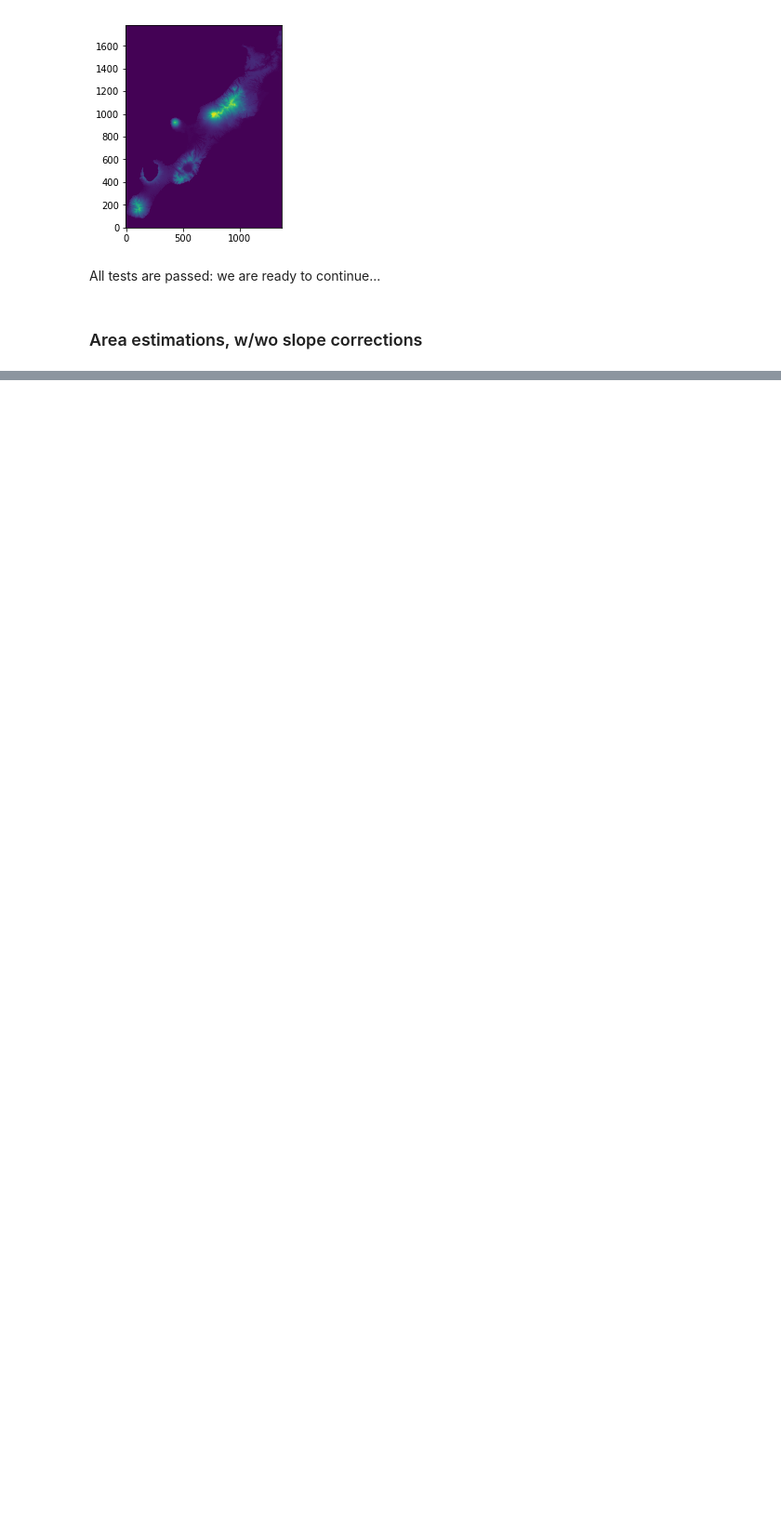
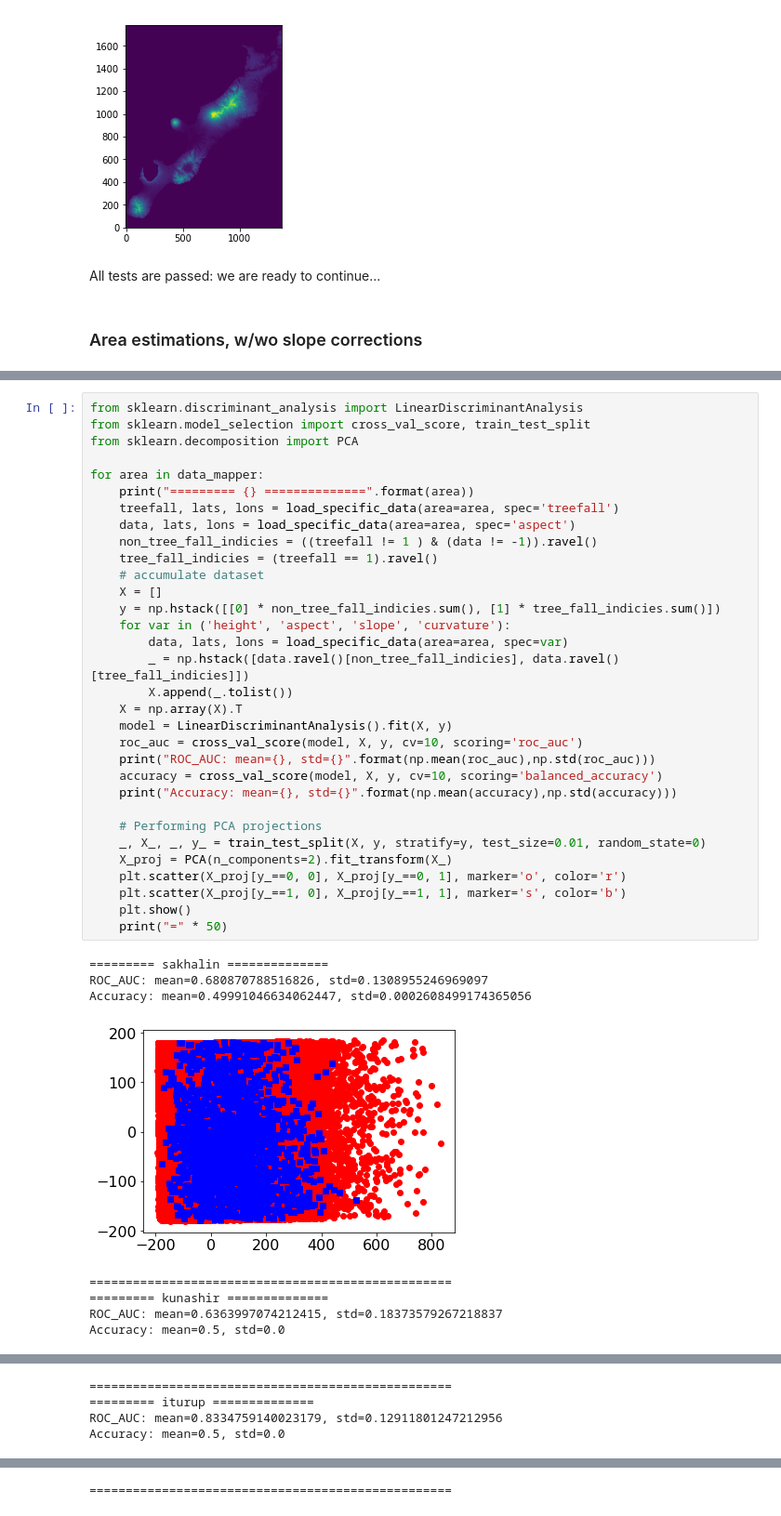
Before and after one commit to scidam/treefall_desc, a Jupyter notebook: main.ipynb, the cells around one changed output, grey strips where cells are left out. Shown at 93% size. Cells and saved outputs as stored; diff of their text form; blank space fills up the shorter version.

```diff
--- a/main.ipynb
+++ b/main.ipynb
@@ -178,0 +229,41 @@ Total area w/o slope correction, sq. km:  9.4975
+# %%
+from sklearn.discriminant_analysis import LinearDiscriminantAnalysis
+from sklearn.model_selection import cross_val_score, train_test_split
+from sklearn.decomposition import PCA
+
+for area in data_mapper:
+    print("========= {} ==============".format(area))
+    treefall, lats, lons = load_specific_data(area=area, spec='treefall')
+    data, lats, lons = load_specific_data(area=area, spec='aspect')
+    non_tree_fall_indicies = ((treefall != 1 ) & (data != -1)).ravel()
+    tree_fall_indicies = (treefall == 1).ravel()
+    # accumulate dataset
+    X = []
+    y = np.hstack([[0] * non_tree_fall_indicies.sum(), [1] * tree_fall_indicies.sum()])
+    for var in ('height', 'aspect', 'slope', 'curvature'):
+        data, lats, lons = load_specific_data(area=area, spec=var)
+        _ = np.hstack([data.ravel()[non_tree_fall_indicies], data.ravel()[tree_fall_indicies]])
+        X.append(_.tolist())
+    X = np.array(X).T
+    model = LinearDiscriminantAnalysis().fit(X, y)
+    roc_auc = cross_val_score(model, X, y, cv=10, scoring='roc_auc')
+    print("ROC_AUC: mean={}, std={}".format(np.mean(roc_auc),np.std(roc_auc)))
+    accuracy = cross_val_score(model, X, y, cv=10, scoring='balanced_accuracy')
+    print("Accuracy: mean={}, std={}".format(np.mean(accuracy),np.std(accuracy)))
+
+    # Performing PCA projections
+    _, X_, _, y_ = train_test_split(X, y, stratify=y, test_size=0.01, random_state=0)
+    X_proj = PCA(n_components=2).fit_transform(X_)
+    plt.scatter(X_proj[y_==0, 0], X_proj[y_==0, 1], marker='o', color='r')
+    plt.scatter(X_proj[y_==1, 0], X_proj[y_==1, 1], marker='s', color='b')
+    plt.show()
+    print("=" * 50)
+# %% [output]
+========= sakhalin ==============
+ROC_AUC: mean=0.680870788516826, std=0.1308955246969097
+Accuracy: mean=0.49991046634062447, std=0.0002608499174365056
+[figure, added]
+==================================================
+========= kunashir ==============
+ROC_AUC: mean=0.6363997074212415, std=0.18373579267218837
+Accuracy: mean=0.5, std=0.0
@@ -178,0 +271,4 @@ Total area w/o slope correction, sq. km:  9.4975
+==================================================
+========= iturup ==============
+ROC_AUC: mean=0.8334759140023179, std=0.12911801247212956
+Accuracy: mean=0.5, std=0.0
@@ -178,0 +276 @@ Total area w/o slope correction, sq. km:  9.4975
+==================================================
```
Also changed, not shown: parts of 8 cells of this notebook.
